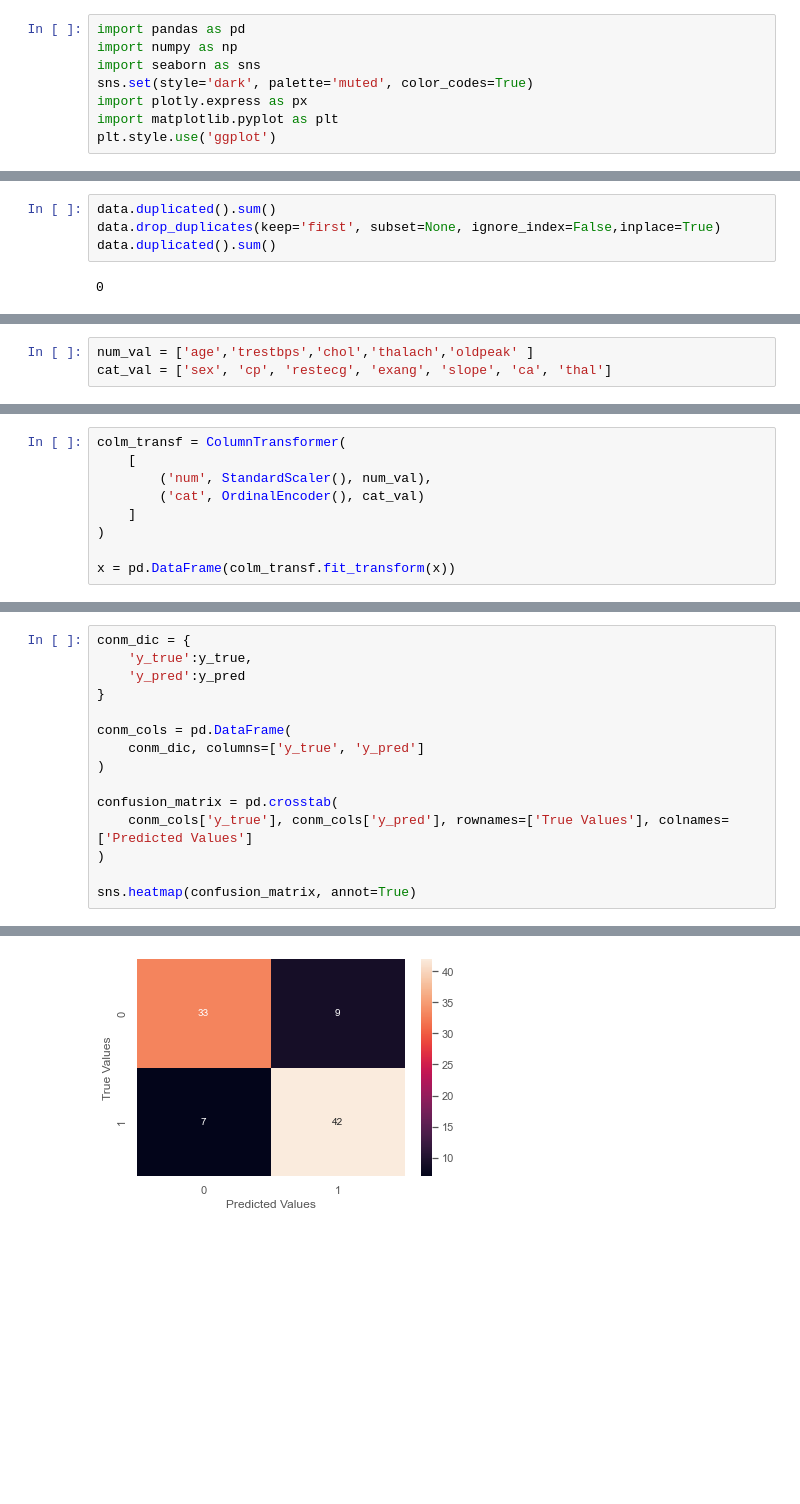
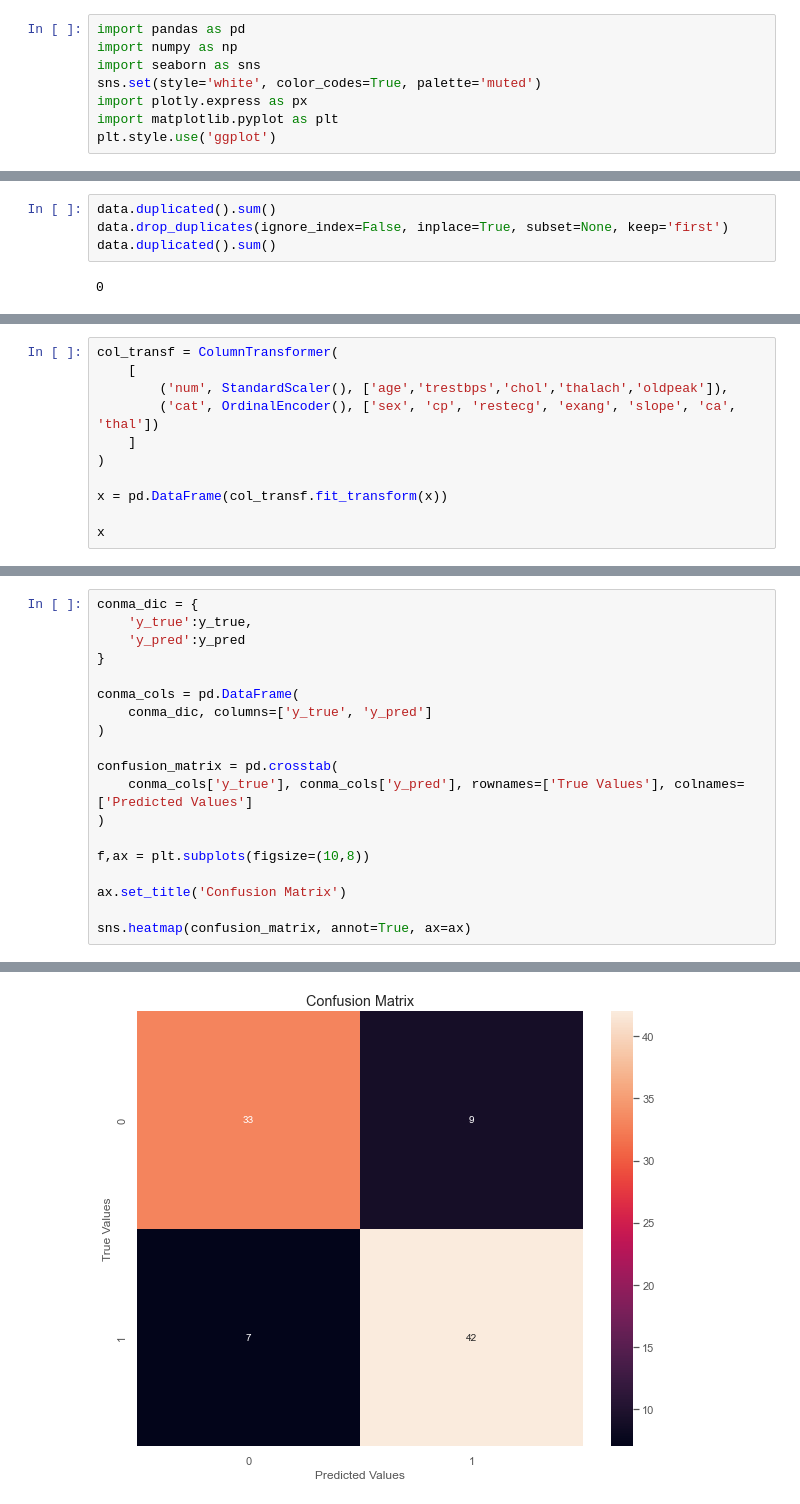
Before and after one commit to Omuk/Reborn, a Jupyter notebook: Data Practice/Practice_Field.ipynb, the cells around one changed output, grey strips where cells are left out. Drawn from its saved outputs; the diff is of its cells as text; blank space fills up the shorter version.

Commit message:
data

```diff
--- a/Data Practice/Practice_Field.ipynb
+++ b/Data Practice/Practice_Field.ipynb
@@ -5,7 +5,7 @@
 import pandas as pd
 import numpy as np
 import seaborn as sns
-sns.set(style='dark', palette='muted', color_codes=True)
+sns.set(style='white', color_codes=True, palette='muted')
 import plotly.express as px
 import matplotlib.pyplot as plt
 plt.style.use('ggplot')
@@ -31,6 +47,6 @@ data.head(3)
 # %%
 data.duplicated().sum()
-data.drop_duplicates(keep='first', subset=None, ignore_index=False,inplace=True)
+data.drop_duplicates(ignore_index=False, inplace=True, subset=None, keep='first')
 data.duplicated().sum()
 # %% [output]
 0
@@ -56,3 +85,11 @@ dtype: float64
 # %%
-num_val = ['age','trestbps','chol','thalach','oldpeak' ]
-cat_val = ['sex', 'cp', 'restecg', 'exang', 'slope', 'ca', 'thal']
+col_transf = ColumnTransformer(
+    [
+        ('num', StandardScaler(), ['age','trestbps','chol','thalach','oldpeak']),
+        ('cat', OrdinalEncoder(), ['sex', 'cp', 'restecg', 'exang', 'slope', 'ca', 'thal'])
+    ]
+)
+
+x = pd.DataFrame(col_transf.fit_transform(x))
+
+x
@@ -62,9 +113,0 @@ y = data.target
-# %%
-colm_transf = ColumnTransformer(
-    [
-        ('num', StandardScaler(), num_val),
-        ('cat', OrdinalEncoder(), cat_val)
-    ]
-)
-
-x = pd.DataFrame(colm_transf.fit_transform(x))
@@ -103,16 +137,20 @@ modperf
 # %%
-conm_dic = {
+conma_dic = {
     'y_true':y_true,
     'y_pred':y_pred
 }
 
-conm_cols = pd.DataFrame(
-    conm_dic, columns=['y_true', 'y_pred']
+conma_cols = pd.DataFrame(
+    conma_dic, columns=['y_true', 'y_pred']
 )
 
 confusion_matrix = pd.crosstab(
-    conm_cols['y_true'], conm_cols['y_pred'], rownames=['True Values'], colnames=['Predicted Values']
+    conma_cols['y_true'], conma_cols['y_pred'], rownames=['True Values'], colnames=['Predicted Values']
 )
 
-sns.heatmap(confusion_matrix, annot=True)
+f,ax = plt.subplots(figsize=(10,8))
+
+ax.set_title('Confusion Matrix')
+
+sns.heatmap(confusion_matrix, annot=True, ax=ax)
 # %% [output]
@@ -120,4 +158,4 @@ sns.heatmap(confusion_matrix, annot=True)
-[figure, old version]
+[figure, new version]
 # %%
 accuracies = []
 
```
Also changed, not shown: parts of 15 cells of this notebook.
